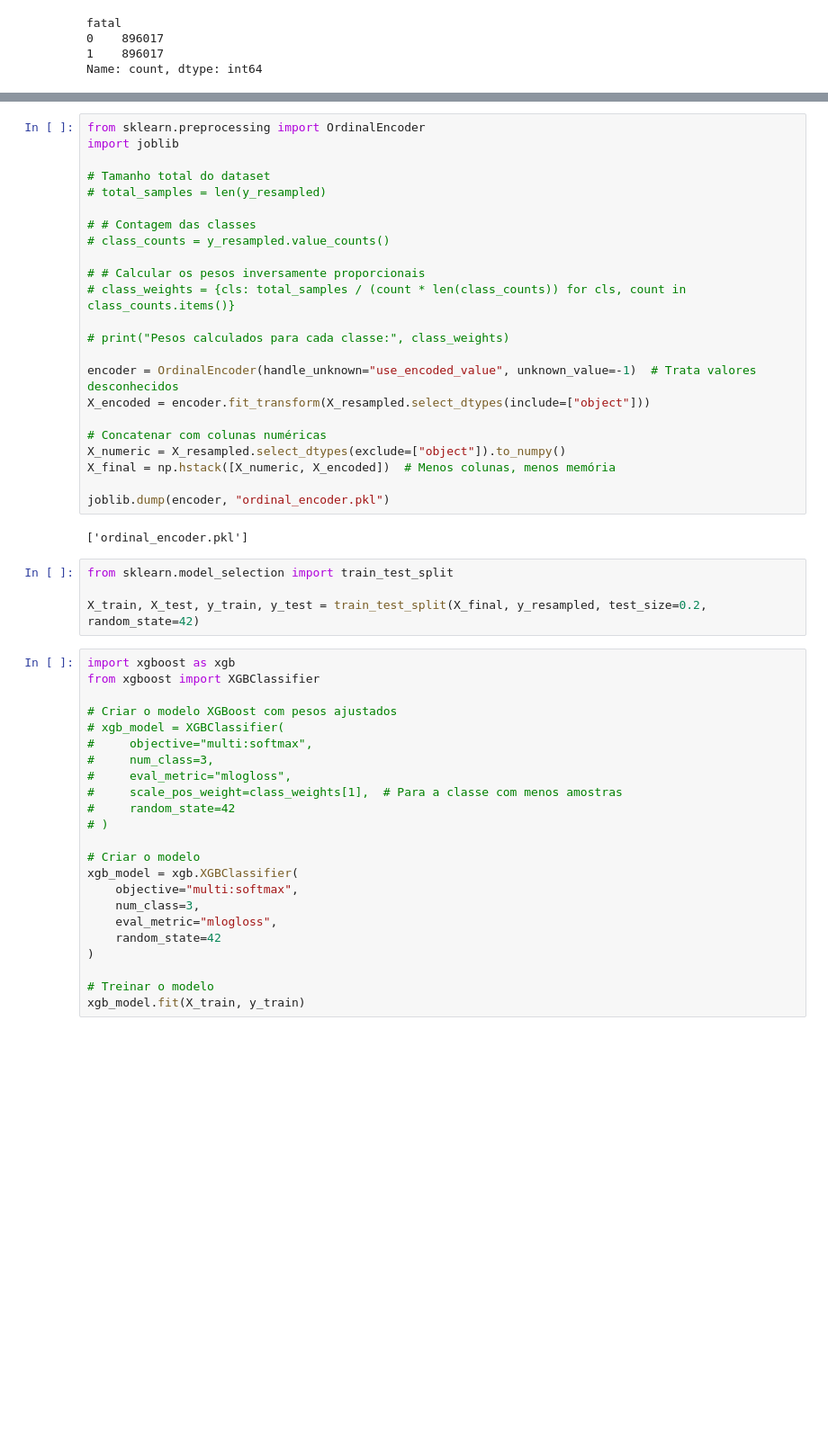
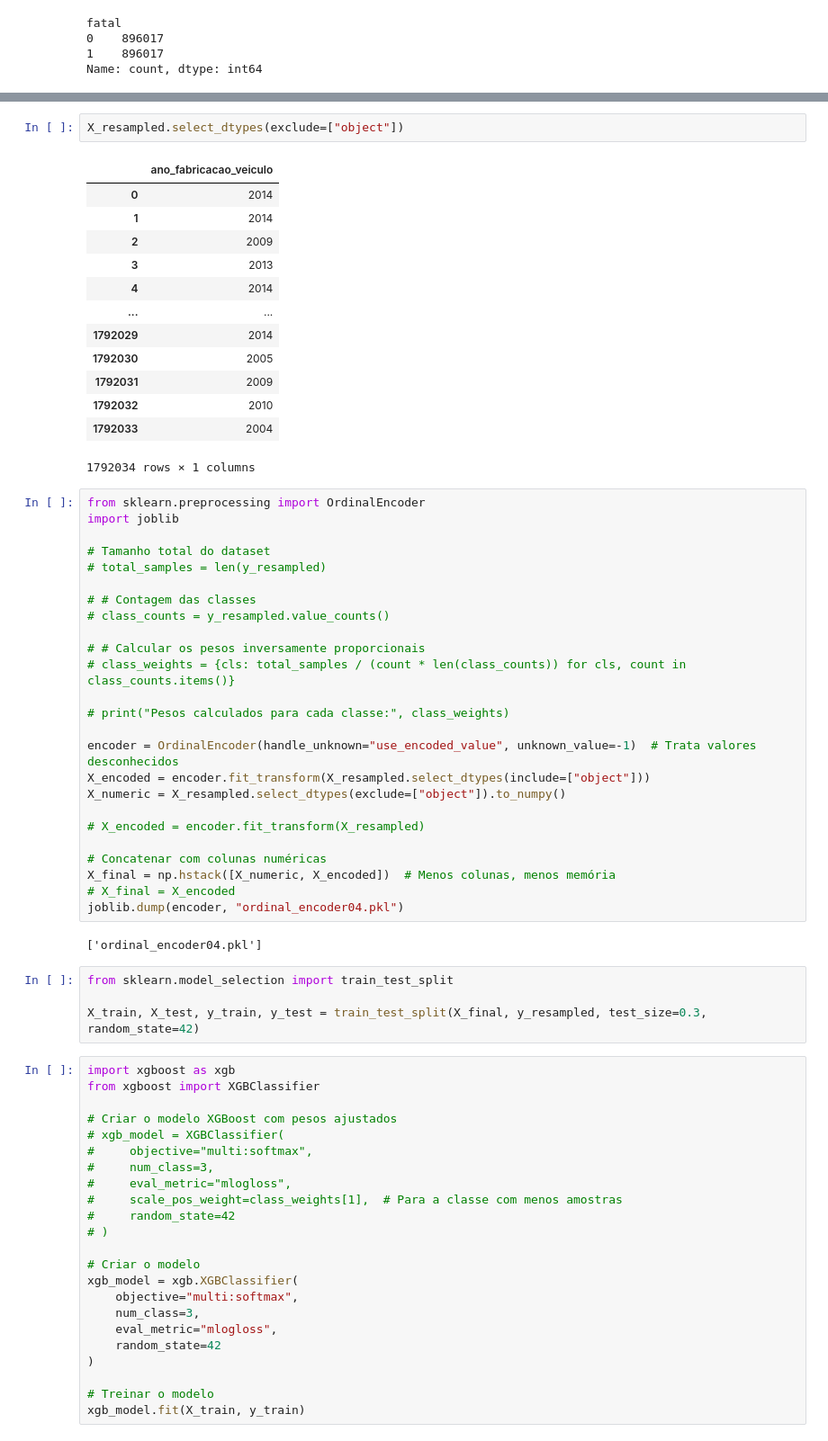
Before and after one commit to rrodffer/tcc-rodffer-veiculos, a Jupyter notebook: xgboost.ipynb, the cells around one changed output, grey strips where cells are left out. Shown: that part at 90% size. Saved outputs shown, nothing was run; the diff lists cells and outputs as text; blank space fills up the shorter version.

```diff
--- a/xgboost.ipynb
+++ b/xgboost.ipynb
@@ -124,3 +156,19 @@ Name: count, dtype: int64
+# %%
+X_resampled.select_dtypes(exclude=["object"])
+# %% [output]
+|  | ano_fabricacao_veiculo |
+| 0 | 2014 |
+| 1 | 2014 |
+| 2 | 2009 |
+| 3 | 2013 |
+| 4 | 2014 |
+| ... | ... |
+| 1792029 | 2014 |
+| 1792030 | 2005 |
+| 1792031 | 2009 |
+| 1792032 | 2010 |
+| 1792033 | 2004 |
+1792034 rows × 1 columns
 # %%
 from sklearn.preprocessing import OrdinalEncoder
 import joblib
@@ -138,18 +186,20 @@ import joblib
 
 encoder = OrdinalEncoder(handle_unknown="use_encoded_value", unknown_value=-1)  # Trata valores desconhecidos
 X_encoded = encoder.fit_transform(X_resampled.select_dtypes(include=["object"]))
+X_numeric = X_resampled.select_dtypes(exclude=["object"]).to_numpy()
+
+# X_encoded = encoder.fit_transform(X_resampled)
 
 # Concatenar com colunas numéricas
-X_numeric = X_resampled.select_dtypes(exclude=["object"]).to_numpy()
 X_final = np.hstack([X_numeric, X_encoded])  # Menos colunas, menos memória
-
-joblib.dump(encoder, "ordinal_encoder.pkl")
+# X_final = X_encoded
+joblib.dump(encoder, "ordinal_encoder04.pkl")
 # %% [output]
-['ordinal_encoder.pkl']
+['ordinal_encoder04.pkl']
 # %%
 from sklearn.model_selection import train_test_split
 
-X_train, X_test, y_train, y_test = train_test_split(X_final, y_resampled, test_size=0.2, random_state=42)
+X_train, X_test, y_train, y_test = train_test_split(X_final, y_resampled, test_size=0.3, random_state=42)
 # %%
 import xgboost as xgb
 from xgboost import XGBClassifier
```
Also changed, not shown: parts of 11 cells of this notebook, 13 other files.
